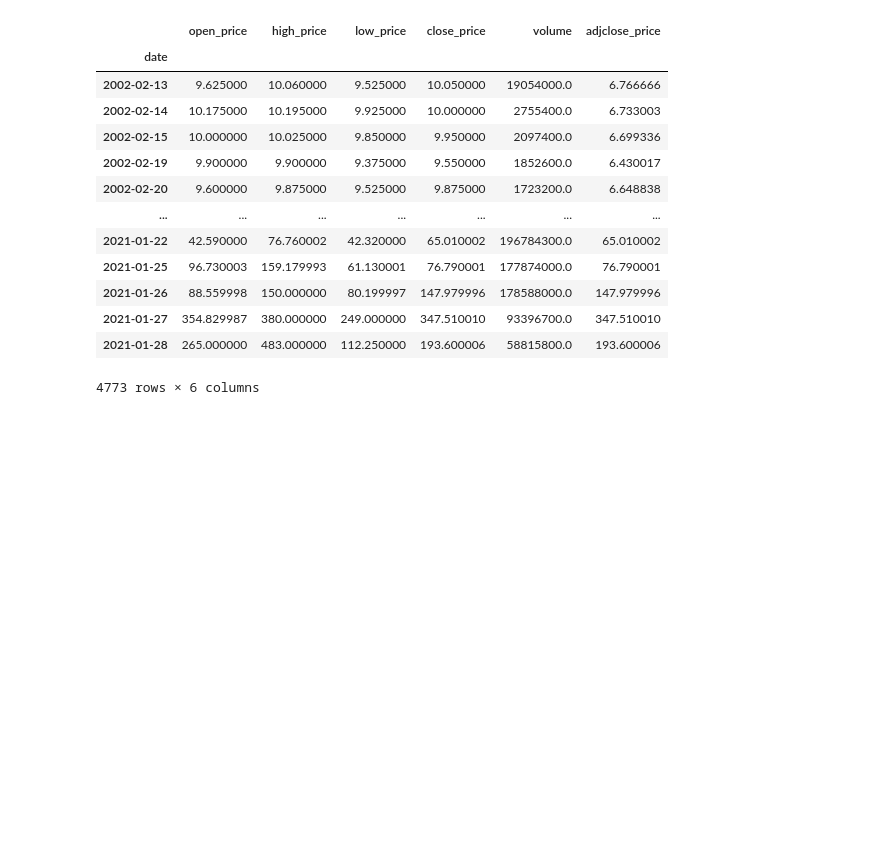
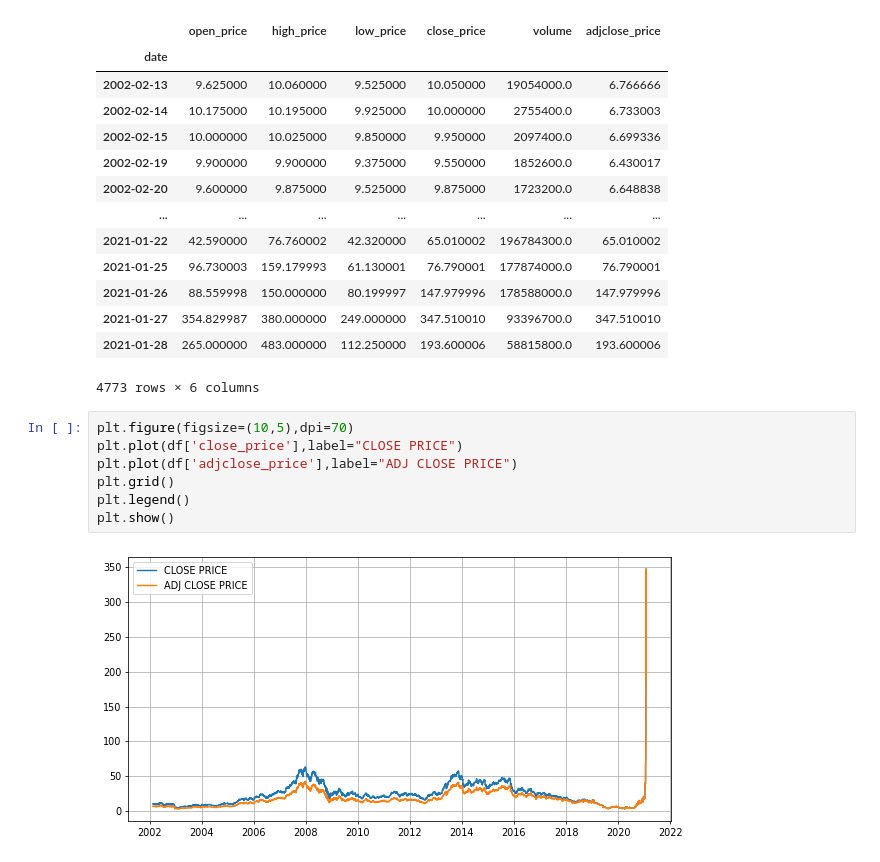
Before and after one commit to isoori/GameStop-Historical-Stock-Prices, a Jupyter notebook: Untitled.ipynb, the cells around one changed output. Cells and saved outputs as stored; diff of their text form; blank space fills up the shorter version.

```diff
--- a/Untitled.ipynb
+++ b/Untitled.ipynb
@@ -51,3 +54,12 @@ df
 | 2021-01-27 | 354.829987 | 380.000000 | 249.000000 | 347.510010 | 93396700.0 | 347.510010 |
 | 2021-01-28 | 265.000000 | 483.000000 | 112.250000 | 193.600006 | 58815800.0 | 193.600006 |
 4773 rows × 6 columns
+# %%
+plt.figure(figsize=(10,5),dpi=70)
+plt.plot(df['close_price'],label="CLOSE PRICE")
+plt.plot(df['adjclose_price'],label="ADJ CLOSE PRICE")
+plt.grid()
+plt.legend()
+plt.show()
+# %% [output]
+[figure, added]
```
Also changed, not shown: parts of 5 cells of this notebook.
